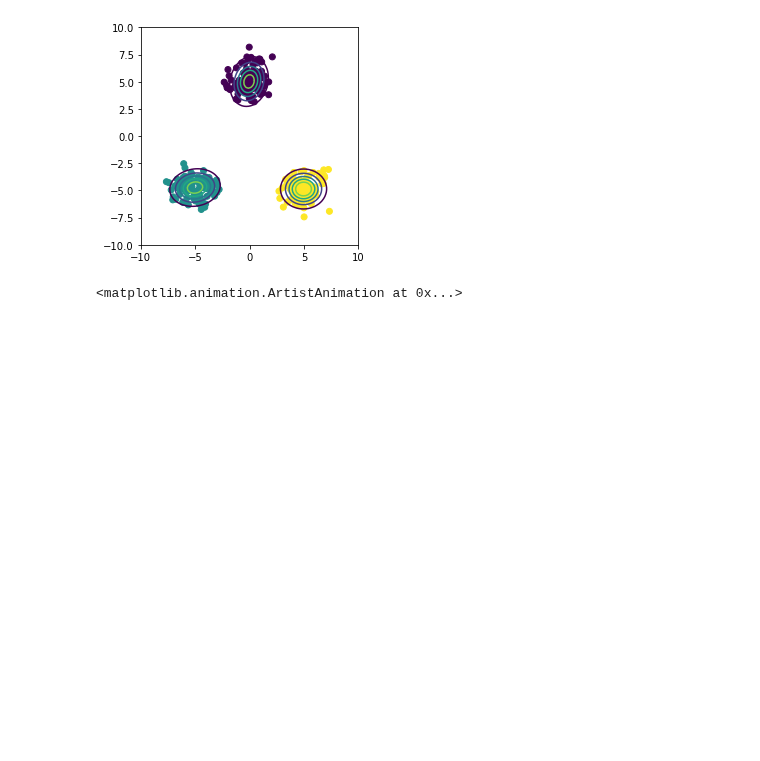
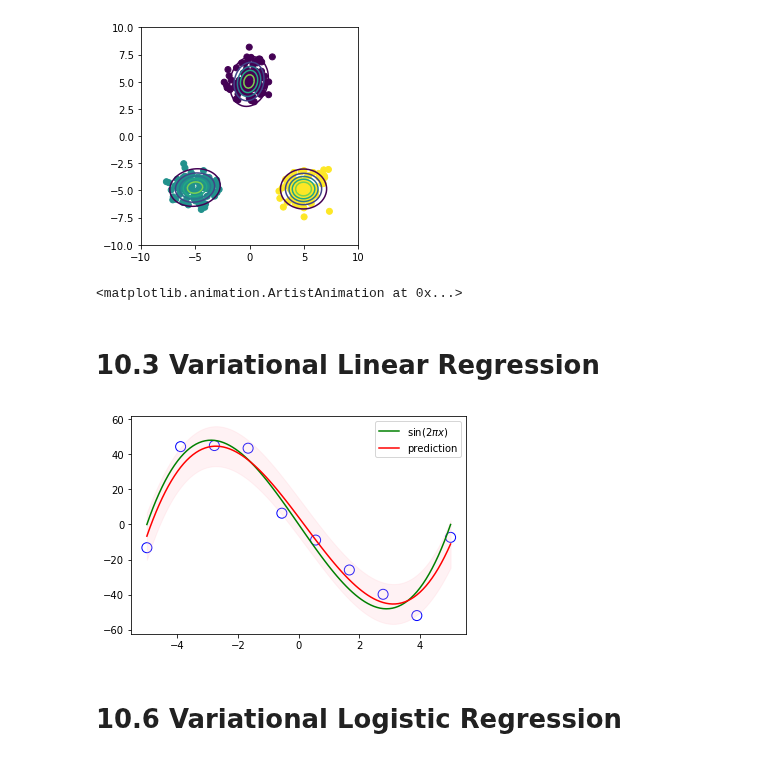
Before and after one commit to ctgk/PRML, a Jupyter notebook: notebooks/ch10_Approximate_Inference.ipynb, the cells around one changed output. Saved outputs shown, nothing was run; the diff lists cells and outputs as text; code cells hidden in the pictures; blank space fills up the shorter version.

Commit message:
variational linear and logistic regressions

```diff
--- a/notebooks/ch10_Approximate_Inference.ipynb
+++ b/notebooks/ch10_Approximate_Inference.ipynb
@@ -57,3 +60,36 @@ anim = animation.ArtistAnimation(fig, frames)
 anim
 # %% [output]
 <matplotlib.animation.ArtistAnimation at 0x...>
+# %% [markdown]
+# 10.3 Variational Linear Regression
+# %%
+def create_toy_data(func, sample_size, std, domain=[0, 1]):
+    x = np.linspace(domain[0], domain[1], sample_size)
+    np.random.shuffle(x)
+    t = func(x) + np.random.normal(scale=std, size=x.shape)
+    return x, t
+
+def cubic(x):
+    return x * (x - 5) * (x + 5)
+
+x_train, y_train = create_toy_data(cubic, 10, 10., [-5, 5])
+x = np.linspace(-5, 5, 100)
+y = cubic(x)
+
+feature = PolynomialFeatures(degree=3)
+X_train = feature.transform(x_train)
+X = feature.transform(x)
+# %%
+vlr = VariationalLinearRegressor(beta=0.01)
+vlr.fit(X_train, y_train)
+y_mean, y_std = vlr.predict(X)
+plt.scatter(x_train, y_train, s=100, facecolor="none", edgecolor="b")
+plt.plot(x, y, c="g", label="$\sin(2\pi x)$")
+plt.plot(x, y_mean, c="r", label="prediction")
+plt.fill_between(x, y_mean - y_std, y_mean + y_std, alpha=0.2, color="pink")
+plt.legend()
+plt.show()
+# %% [output]
+[figure, added]
+# %% [markdown]
+# 10.6 Variational Logistic Regression
```
Also changed, not shown: parts of 3 cells of this notebook, 4 other files.
